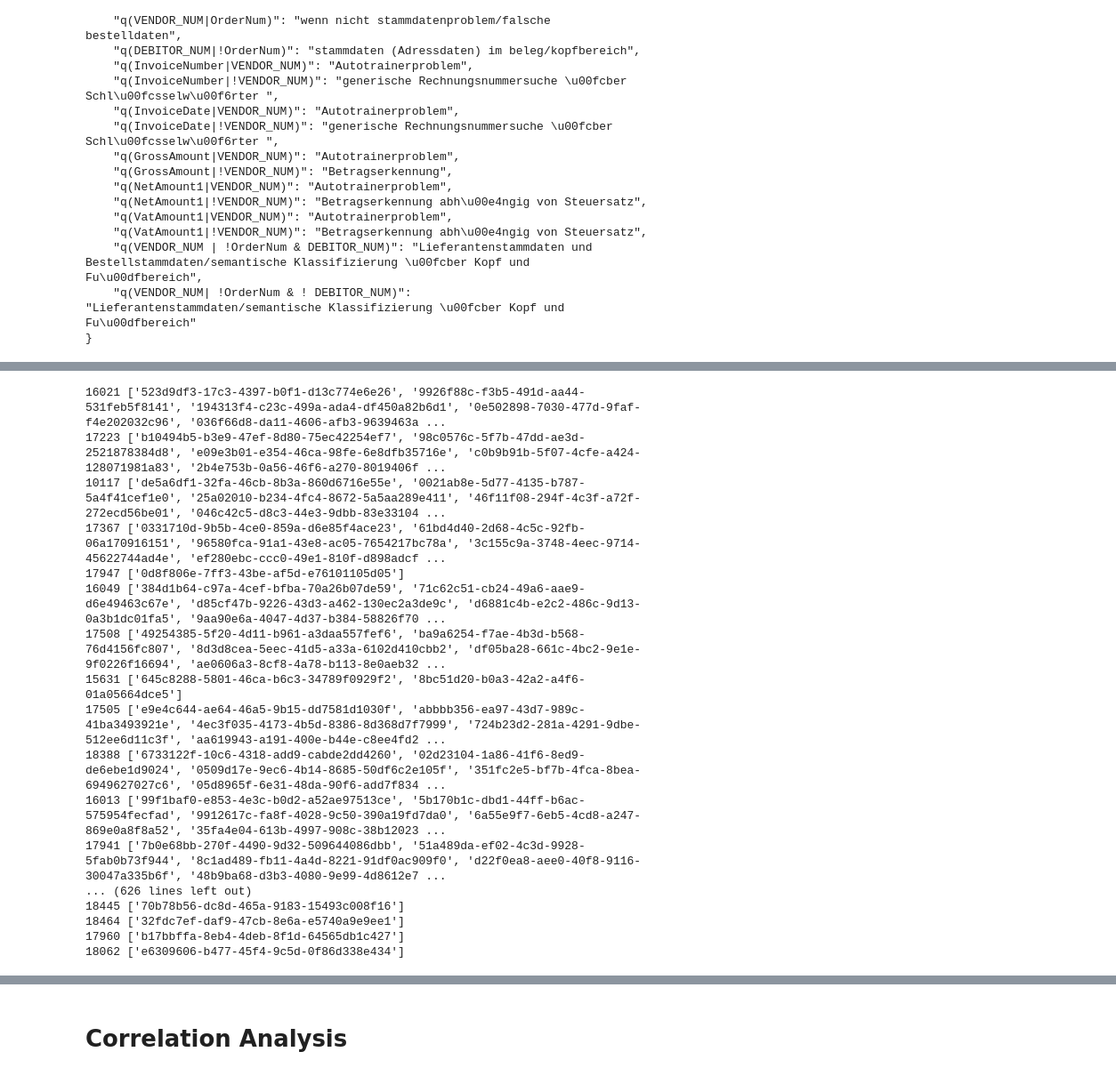
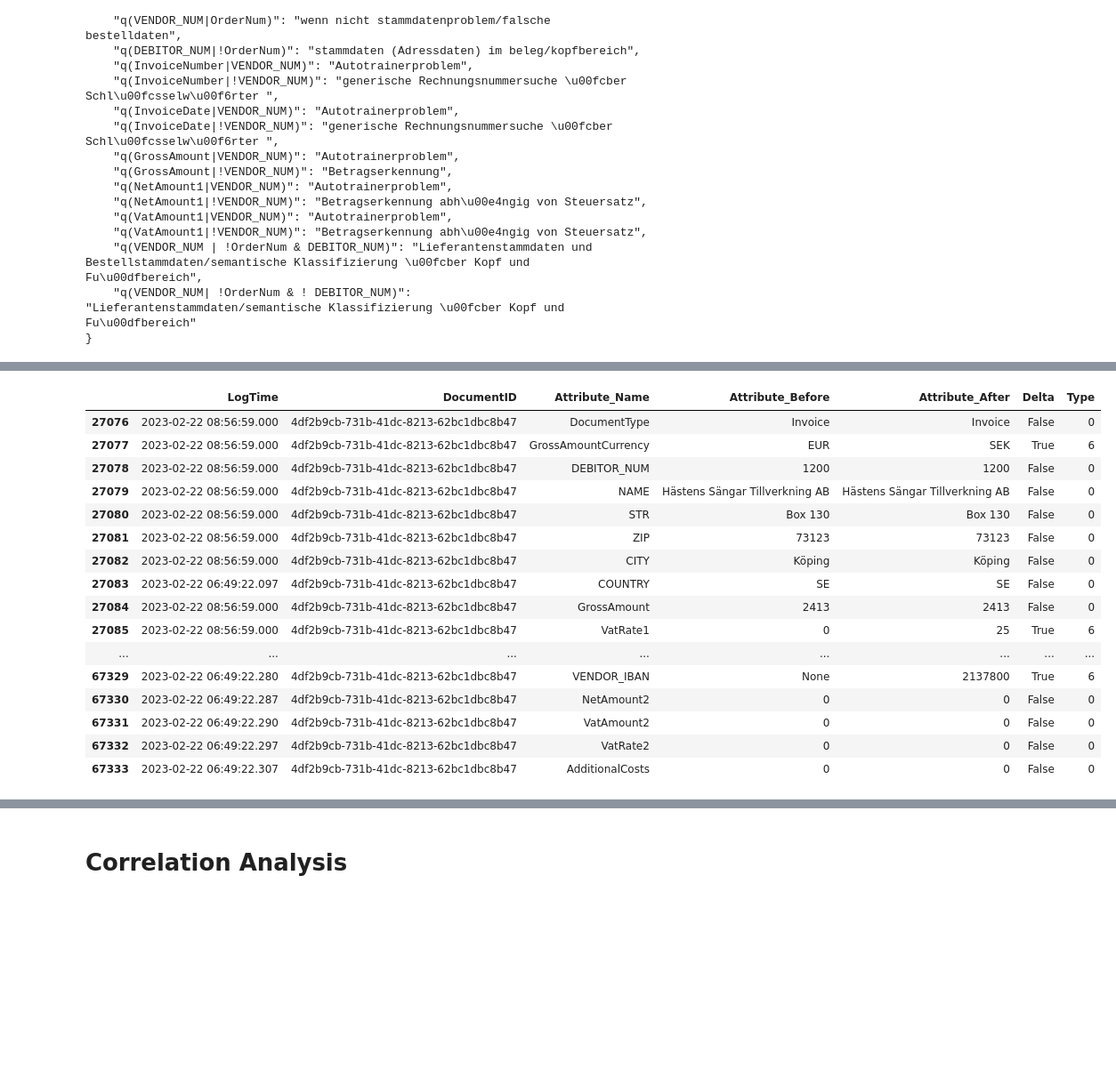
Before and after one commit to FusionShareeza/Masterarbeit, a Jupyter notebook: sqlconnector.ipynb, the cells around one changed output, grey strips where cells are left out. Shown at 89% size. Cells and saved outputs as stored; diff of their text form; code cells hidden in the pictures; blank space fills up the shorter version.

```diff
--- a/sqlconnector.ipynb
+++ b/sqlconnector.ipynb
@@ -33,6 +33,7 @@ from sklearn.metrics import classification_report
 from sklearn.metrics import accuracy_score
 
 #utils/visualization
+from collections import defaultdict
 import time
 from datetime import timedelta
 import matplotlib.pyplot as plt
@@ -48,9 +49,9 @@ import operator
 from more_itertools import flatten
 from collections import Counter
 #config vars
-pd.options.display.max_columns=1000
-pd.options.display.max_rows = 10000
-pd.options.display.max_seq_items = 100
+pd.options.display.max_columns=100
+pd.options.display.max_rows = 100
+pd.options.display.max_seq_items = 10
 verbose=1
 
 from sqlalchemy.engine import URL
@@ -95,5 +67,5 @@ pandas only supports SQLAlchemy connectable (engine/connection) or database stri
 # %%
-tenant = '0006sg'
+tenant = '0001ai'
 # %%
 def connect_to_db_better(connection_string,
                     database,
@@ -747,7 +640,7 @@ for entry in high_frequency_numbers_debitor:
     outliers_results_vendor_frame = outliers_results_sorted_vendor.to_frame()
     sorted_counts_vendor, high_frequency_numbers_vendor = sort_numbers_by_position(outliers_results_vendor_frame, sollwerte_transposed, 0, threshold=3)
     bad_vendors.append(high_frequency_numbers_vendor)
-    print(high_frequency_numbers_vendor)
+    #print(high_frequency_numbers_vendor)
 
     for entry_high_frequency_numbers_vendor in high_frequency_numbers_vendor:
         df_scorecard_dataframe.loc[count, 'Mandant'] = entry
@@ -759,6 +652,7 @@ for entry in high_frequency_numbers_debitor:
 for entry in list(set(df_results_debitor.index) - set(high_frequency_numbers_debitor)):
     dc_sorted_df_vendor_complete[entry] = {}
     dc_all_results_df_vendor_complete[entry] = {}
+    dc_all_frequency_df_vendor_complete[entry] = {}
     df_results_vendor, df_results_frequency_vendor, dc_sorted_df_vendor, dc_vendors,dc_frequency = get_data_values_complete_results(tenant, 'VENDOR_NUM', dc_sorted_df_debitor[entry])
     dc_all_results_df_vendor_complete[entry].update(dc_vendors)
     dc_sorted_df_vendor_complete[entry].update(dc_sorted_df_vendor)
@@ -875,50 +849,23 @@ DataFrame columns are not unique, some columns will be omitted.
-# %%
-#display(dc_sorted_df_vendor_complete["1100"]["10041"])
-from collections import defaultdict
-
-flat_dict = defaultdict(pd.DataFrame)
-
-
-for mandant, lieferanten_dict in dc_sorted_df_vendor_complete.items():
-    for lieferant, df in lieferanten_dict.items():
-        if not flat_dict[lieferant].empty:
-            flat_dict[lieferant] = pd.concat([flat_dict[lieferant], df])
-        else:
-            flat_dict[lieferant] = df
-
-flat_dict = dict(flat_dict)
-
-for df_name, df in flat_dict.items():
-    sorted_df = df.sort_values(by='LogTime', ascending=False)
-
-    unique_ids = []
-
-    for index, row in sorted_df.iterrows():
-        if row['DocumentID'] not in unique_ids:
-            unique_ids.append(row['DocumentID'])
-        if len(unique_ids) == 5:
-            break
-
-
-    print(df_name, unique_ids)
-# %% [output]
-16021 ['523d9df3-17c3-4397-b0f1-d13c774e6e26', '9926f88c-f3b5-491d-aa44-531feb5f8141', '194313f4-c23c-499a-ada4-df450a82b6d1', '0e502898-7030-477d-9faf-f4e202032c96', '036f66d8-da11-4606-afb3-9639463a ...
-17223 ['b10494b5-b3e9-47ef-8d80-75ec42254ef7', '98c0576c-5f7b-47dd-ae3d-2521878384d8', 'e09e3b01-e354-46ca-98fe-6e8dfb35716e', 'c0b9b91b-5f07-4cfe-a424-128071981a83', '2b4e753b-0a56-46f6-a270-8019406f ...
-10117 ['de5a6df1-32fa-46cb-8b3a-860d6716e55e', '0021ab8e-5d77-4135-b787-5a4f41cef1e0', '25a02010-b234-4fc4-8672-5a5aa289e411', '46f11f08-294f-4c3f-a72f-272ecd56be01', '046c42c5-d8c3-44e3-9dbb-83e33104 ...
-17367 ['0331710d-9b5b-4ce0-859a-d6e85f4ace23', '61bd4d40-2d68-4c5c-92fb-06a170916151', '96580fca-91a1-43e8-ac05-7654217bc78a', '3c155c9a-3748-4eec-9714-45622744ad4e', 'ef280ebc-ccc0-49e1-810f-d898adcf ...
-17947 ['0d8f806e-7ff3-43be-af5d-e76101105d05']
-16049 ['384d1b64-c97a-4cef-bfba-70a26b07de59', '71c62c51-cb24-49a6-aae9-d6e49463c67e', 'd85cf47b-9226-43d3-a462-130ec2a3de9c', 'd6881c4b-e2c2-486c-9d13-0a3b1dc01fa5', '9aa90e6a-4047-4d37-b384-58826f70 ...
-17508 ['49254385-5f20-4d11-b961-a3daa557fef6', 'ba9a6254-f7ae-4b3d-b568-76d4156fc807', '8d3d8cea-5eec-41d5-a33a-6102d410cbb2', 'df05ba28-661c-4bc2-9e1e-9f0226f16694', 'ae0606a3-8cf8-4a78-b113-8e0aeb32 ...
-15631 ['645c8288-5801-46ca-b6c3-34789f0929f2', '8bc51d20-b0a3-42a2-a4f6-01a05664dce5']
-17505 ['e9e4c644-ae64-46a5-9b15-dd7581d1030f', 'abbbb356-ea97-43d7-989c-41ba3493921e', '4ec3f035-4173-4b5d-8386-8d368d7f7999', '724b23d2-281a-4291-9dbe-512ee6d11c3f', 'aa619943-a191-400e-b44e-c8ee4fd2 ...
-18388 ['6733122f-10c6-4318-add9-cabde2dd4260', '02d23104-1a86-41f6-8ed9-de6ebe1d9024', '0509d17e-9ec6-4b14-8685-50df6c2e105f', '351fc2e5-bf7b-4fca-8bea-6949627027c6', '05d8965f-6e31-48da-90f6-add7f834 ...
-16013 ['99f1baf0-e853-4e3c-b0d2-a52ae97513ce', '5b170b1c-dbd1-44ff-b6ac-575954fecfad', '9912617c-fa8f-4028-9c50-390a19fd7da0', '6a55e9f7-6eb5-4cd8-a247-869e0a8f8a52', '35fa4e04-613b-4997-908c-38b12023 ...
-17941 ['7b0e68bb-270f-4490-9d32-509644086dbb', '51a489da-ef02-4c3d-9928-5fab0b73f944', '8c1ad489-fb11-4a4d-8221-91df0ac909f0', 'd22f0ea8-aee0-40f8-9116-30047a335b6f', '48b9ba68-d3b3-4080-9e99-4d8612e7 ...
-... (626 lines left out)
-18445 ['70b78b56-dc8d-465a-9183-15493c008f16']
-18464 ['32fdc7ef-daf9-47cb-8e6a-e5740a9e9ee1']
-17960 ['b17bbffa-8eb4-4deb-8f1d-64565db1c427']
-18062 ['e6309606-b477-45f4-9c5d-0f86d338e434']
+# %%
+display(flat_dict["10001"])
+# %% [output]
+|  | LogTime | DocumentID | Attribute_Name | Attribute_Before | Attribute_After | Delta | Type |
+| 27076 | 2023-02-22 08:56:59.000 | 4df2b9cb-731b-41dc-8213-62bc1dbc8b47 | DocumentType | Invoice | Invoice | False | 0 |
+| 27077 | 2023-02-22 08:56:59.000 | 4df2b9cb-731b-41dc-8213-62bc1dbc8b47 | GrossAmountCurrency | EUR | SEK | True | 6 |
+| 27078 | 2023-02-22 08:56:59.000 | 4df2b9cb-731b-41dc-8213-62bc1dbc8b47 | DEBITOR_NUM | 1200 | 1200 | False | 0 |
+| 27079 | 2023-02-22 08:56:59.000 | 4df2b9cb-731b-41dc-8213-62bc1dbc8b47 | NAME | Hästens Sängar Tillverkning AB | Hästens Sängar Tillverkning AB | False | 0 |
+| 27080 | 2023-02-22 08:56:59.000 | 4df2b9cb-731b-41dc-8213-62bc1dbc8b47 | STR | Box 130 | Box 130 | False | 0 |
+| 27081 | 2023-02-22 08:56:59.000 | 4df2b9cb-731b-41dc-8213-62bc1dbc8b47 | ZIP | 73123 | 73123 | False | 0 |
+| 27082 | 2023-02-22 08:56:59.000 | 4df2b9cb-731b-41dc-8213-62bc1dbc8b47 | CITY | Köping | Köping | False | 0 |
+| 27083 | 2023-02-22 06:49:22.097 | 4df2b9cb-731b-41dc-8213-62bc1dbc8b47 | COUNTRY | SE | SE | False | 0 |
+| 27084 | 2023-02-22 08:56:59.000 | 4df2b9cb-731b-41dc-8213-62bc1dbc8b47 | GrossAmount | 2413 | 2413 | False | 0 |
+| 27085 | 2023-02-22 08:56:59.000 | 4df2b9cb-731b-41dc-8213-62bc1dbc8b47 | VatRate1 | 0 | 25 | True | 6 |
+| ... | ... | ... | ... | ... | ... | ... | ... |
+| 67329 | 2023-02-22 06:49:22.280 | 4df2b9cb-731b-41dc-8213-62bc1dbc8b47 | VENDOR_IBAN | None | 2137800 | True | 6 |
+| 67330 | 2023-02-22 06:49:22.287 | 4df2b9cb-731b-41dc-8213-62bc1dbc8b47 | NetAmount2 | 0 | 0 | False | 0 |
+| 67331 | 2023-02-22 06:49:22.290 | 4df2b9cb-731b-41dc-8213-62bc1dbc8b47 | VatAmount2 | 0 | 0 | False | 0 |
+| 67332 | 2023-02-22 06:49:22.297 | 4df2b9cb-731b-41dc-8213-62bc1dbc8b47 | VatRate2 | 0 | 0 | False | 0 |
+| 67333 | 2023-02-22 06:49:22.307 | 4df2b9cb-731b-41dc-8213-62bc1dbc8b47 | AdditionalCosts | 0 | 0 | False | 0 |
 # %%
 df_table_ccvendors = get_table_data_ALL('CC_VENDORS', connect_to_db_better(connection_string= 'classconprocessingger.database.windows.net', database = 'T_'+tenant+''))
 df_table_ccvendors_bank = get_table_data_ALL('CC_VENDOR_BANK', connect_to_db_better(connection_string= 'classconprocessingger.database.windows.net', database = 'T_'+tenant+''))
```
Also changed, not shown: parts of 23 cells of this notebook, 13 other files.
